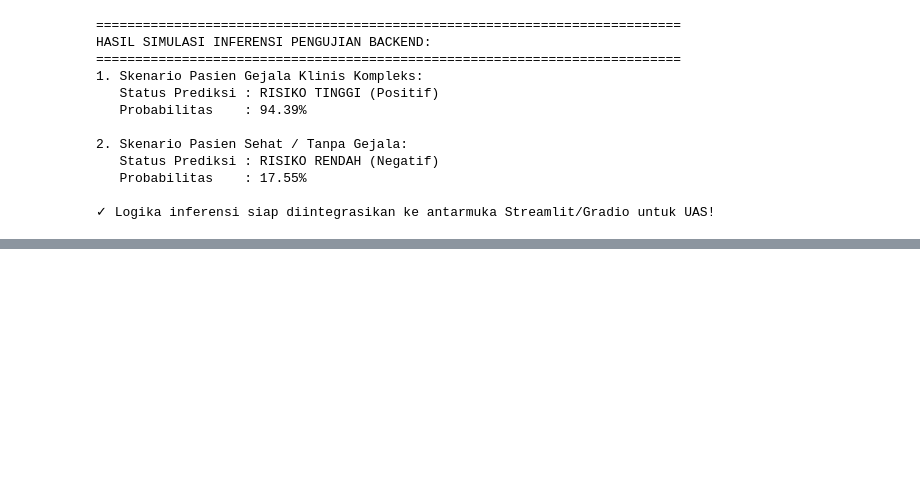
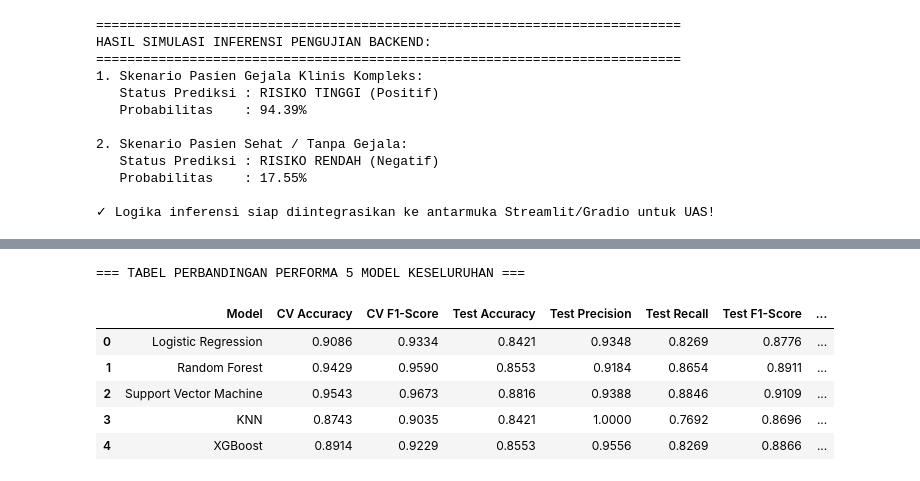
Before and after one commit to hafidzrizqullahprasetya/PPD, a Jupyter notebook: grup-project/[PPD]_Group-Project_Kelompok-3_PL5A1_Deteksi-Dini-Diabetes.ipynb, the cells around one changed output, grey strips where cells are left out. Cells and saved outputs as stored; diff of their text form; code cells hidden in the pictures; blank space fills up the shorter version.

```diff
--- a/grup-project/[PPD]_Group-Project_Kelompok-3_PL5A1_Deteksi-Dini-Diabetes.ipynb
+++ b/grup-project/[PPD]_Group-Project_Kelompok-3_PL5A1_Deteksi-Dini-Diabetes.ipynb
@@ -1632,0 +1730,70 @@ HASIL SIMULASI INFERENSI PENGUJIAN BACKEND:
+# %%
+import pandas as pd
+from sklearn.neighbors import KNeighborsClassifier
+from xgboost import XGBClassifier
+from sklearn.model_selection import StratifiedKFold, cross_validate
+from sklearn.metrics import accuracy_score, precision_score, recall_score, f1_score, roc_auc_score
+
+# 1. Inisialisasi 5 Model Keseluruhan
+final_models = {
+    'Logistic Regression': grid_lr.best_estimator_,
+    'Random Forest': grid_rf.best_estimator_,
+    'Support Vector Machine': grid_svm.best_estimator_,
+    'KNN': KNeighborsClassifier(),
+    'XGBoost': XGBClassifier(random_state=42, eval_metric='logloss')
+}
+
+# 2. Inisialisasi 5-Fold Stratified K-Fold Cross Validation
+skf = StratifiedKFold(n_splits=5, shuffle=True, random_state=42)
+
+final_results = []
+
+# 3. Iterasi Pelatihan, Cross-Validation, dan Evaluasi Data Testing
+for model_name, model in final_models.items():
+    # A. 5-Fold Cross Validation pada Data Training
+    cv_scores = cross_validate(
+        model, X_train_scaled, y_train, cv=skf,
+        scoring=['accuracy', 'precision', 'recall', 'f1', 'roc_auc']
+    )
+
+    # B. Fit Model pada Seluruh Data Training
+    model.fit(X_train_scaled, y_train)
+
+    # C. Prediksi Kelas & Probabilitas pada Data Testing
+    y_pred = model.predict(X_test_scaled)
+    y_proba = model.predict_proba(X_test_scaled)[:, 1]
+
+    # D. Simpan Metrik CV dan Testing
+    final_results.append({
+        'Model': model_name,
+        'CV Accuracy': cv_scores['test_accuracy'].mean(),
+        'CV F1-Score': cv_scores['test_f1'].mean(),
+        'Test Accuracy': accuracy_score(y_test, y_pred),
+        'Test Precision': precision_score(y_test, y_pred),
+        'Test Recall': recall_score(y_test, y_pred),
+        'Test F1-Score': f1_score(y_test, y_pred),
+        'Test ROC-AUC': roc_auc_score(y_test, y_proba)
+    })
+
+# 4. Buat DataFrame Hasil Perbandingan
+df_final_comparison = pd.DataFrame(final_results)
+
+print("\n=== TABEL PERBANDINGAN PERFORMA 5 MODEL KESELURUHAN ===")
+display(df_final_comparison.style.format({
+    'CV Accuracy': '{:.4f}',
+    'CV F1-Score': '{:.4f}',
+    'Test Accuracy': '{:.4f}',
+    'Test Precision': '{:.4f}',
+    'Test Recall': '{:.4f}',
+    'Test F1-Score': '{:.4f}',
+    'Test ROC-AUC': '{:.4f}'
+}).highlight_max(subset=['CV Accuracy', 'CV F1-Score', 'Test Accuracy', 'Test Precision', 'Test Recall', 'Test F1-Score', 'Test ROC-AUC'],
+                  axis=0, color='lightgreen'))
+# %% [output]
+=== TABEL PERBANDINGAN PERFORMA 5 MODEL KESELURUHAN ===
+|  | Model | CV Accuracy | CV F1-Score | Test Accuracy | Test Precision | Test Recall | Test F1-Score | ... |
+| 0 | Logistic Regression | 0.9086 | 0.9334 | 0.8421 | 0.9348 | 0.8269 | 0.8776 | ... |
+| 1 | Random Forest | 0.9429 | 0.9590 | 0.8553 | 0.9184 | 0.8654 | 0.8911 | ... |
+| 2 | Support Vector Machine | 0.9543 | 0.9673 | 0.8816 | 0.9388 | 0.8846 | 0.9109 | ... |
+| 3 | KNN | 0.8743 | 0.9035 | 0.8421 | 1.0000 | 0.7692 | 0.8696 | ... |
+| 4 | XGBoost | 0.8914 | 0.9229 | 0.8553 | 0.9556 | 0.8269 | 0.8866 | ... |
```
Also changed, not shown: parts of 14 cells of this notebook, 1 other file.
